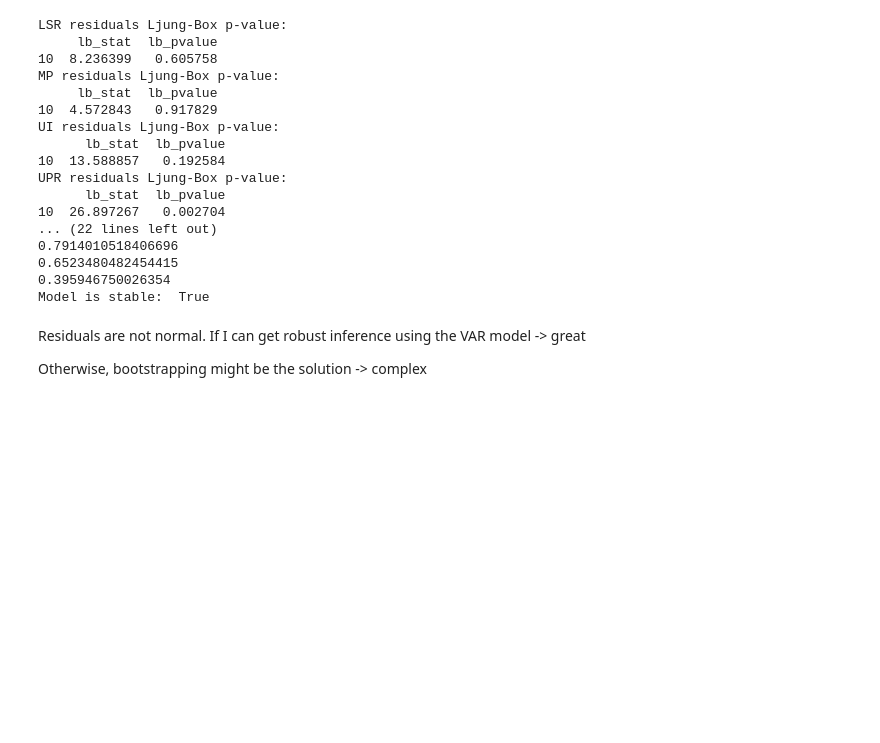
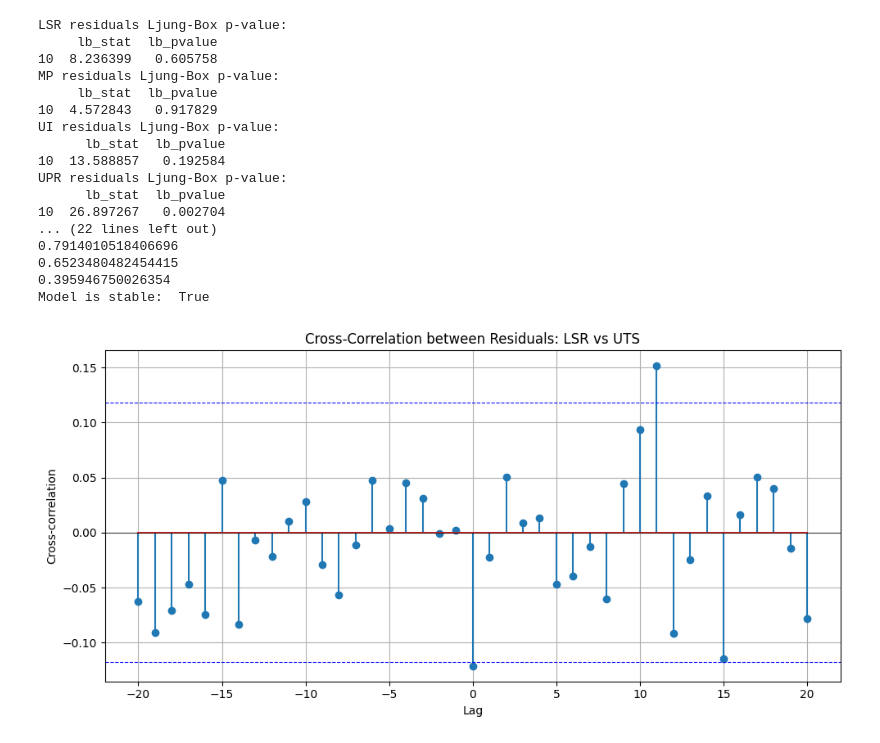
Before and after one commit to justusschenk/valueinvesting, a Jupyter notebook: Regression.ipynb, the cells around one changed output. Drawn from its saved outputs; the diff is of its cells as text; code cells hidden in the pictures; blank space fills up the shorter version.

```diff
--- a/Regression.ipynb
+++ b/Regression.ipynb
@@ -466,8 +468,51 @@ UPR residuals Ljung-Box p-value:
 0.6523480482454415
 0.395946750026354
 Model is stable:  True
-# %% [markdown]
-Residuals are not normal. If I can get robust inference using the VAR model -> great
-
-
-Otherwise, bootstrapping might be the solution -> complex
+# %%
+#Cross correlation or VAR residuals
+
+import numpy as np
+import pandas as pd
+import matplotlib.pyplot as plt
+from statsmodels.tsa.api import VAR
+from statsmodels.tsa.stattools import ccf
+
+# Get residuals
+residuals = results.resid
+
+# Choose two variables to analyze cross-correlation
+var1 = 'LSR'
+var2 = 'UTS'
+
+# Ensure no NaNs
+x = residuals[var1].dropna().values
+y = residuals[var2].dropna().values
+
+# Compute CCF: correlation of x with lagged versions of y
+def compute_ccf(x, y, nlags=20):
+    x = (x - np.mean(x)) / np.std(x)
+    y = (y - np.mean(y)) / np.std(y)
+    ccf_vals = [np.corrcoef(x[max_lag:], y[max_lag - lag:len(y) - lag])[0, 1]
+                if lag > 0 else
+                np.corrcoef(x[:len(x)+lag], y[-lag:])[0, 1]
+                for lag in range(-nlags, nlags+1)]
+    return np.array(ccf_vals)
+
+# Compute and plot
+max_lag = 20
+ccf_values = compute_ccf(x, y, max_lag)
+lags = np.arange(-max_lag, max_lag + 1)
+
+plt.figure(figsize=(10, 5))
+plt.stem(lags, ccf_values)
+plt.axhline(0, color='black', linewidth=0.5)
+plt.axhline(2/np.sqrt(len(x)), color='blue', linestyle='--', linewidth=0.8)  # ~95% CI
+plt.axhline(-2/np.sqrt(len(x)), color='blue', linestyle='--', linewidth=0.8)
+plt.title(f'Cross-Correlation between Residuals: {var1} vs {var2}')
+plt.xlabel('Lag')
+plt.ylabel('Cross-correlation')
+plt.grid(True)
+plt.tight_layout()
+plt.show()
+# %% [output]
+[figure, added]
```
Also changed, not shown: parts of 7 cells of this notebook.
